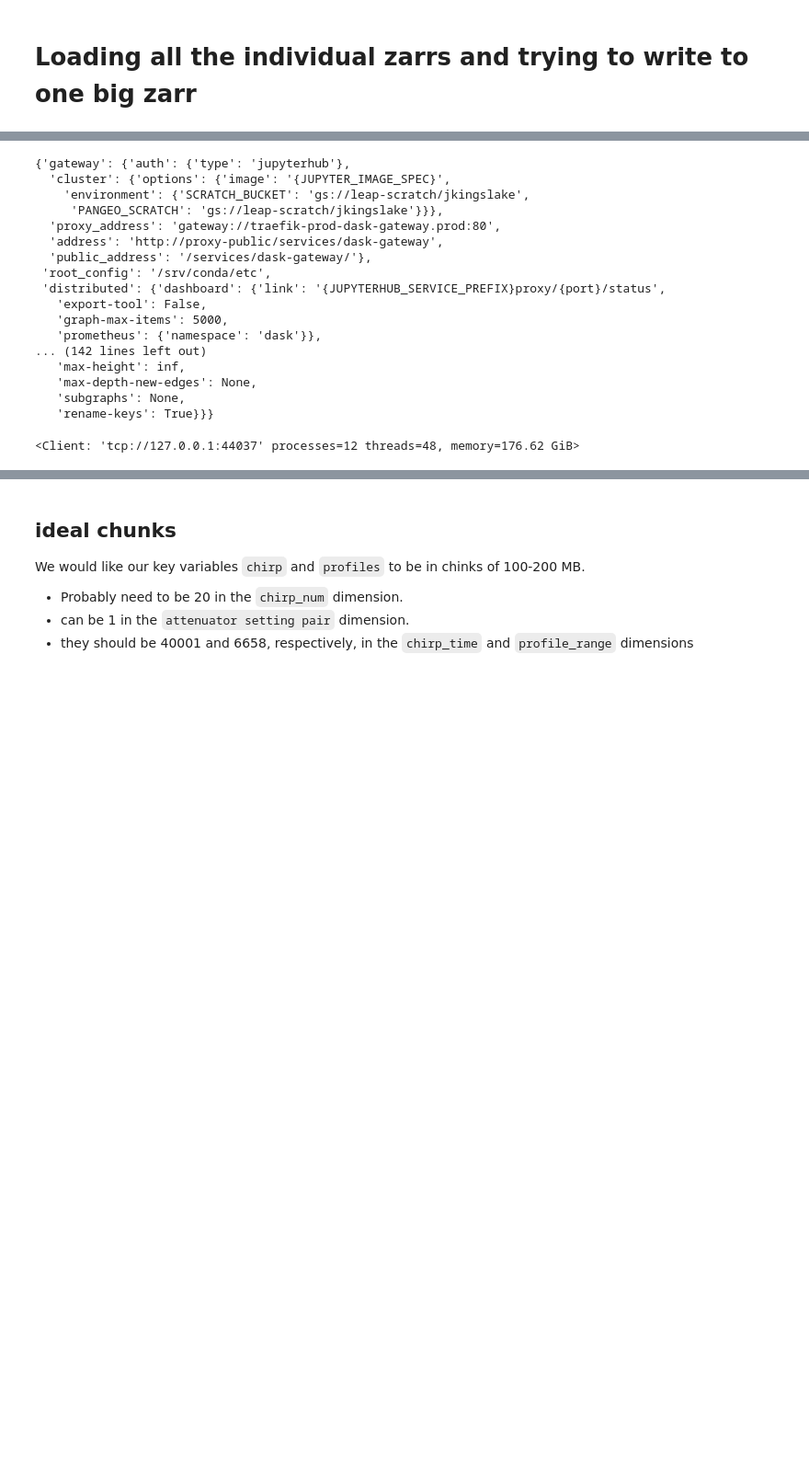
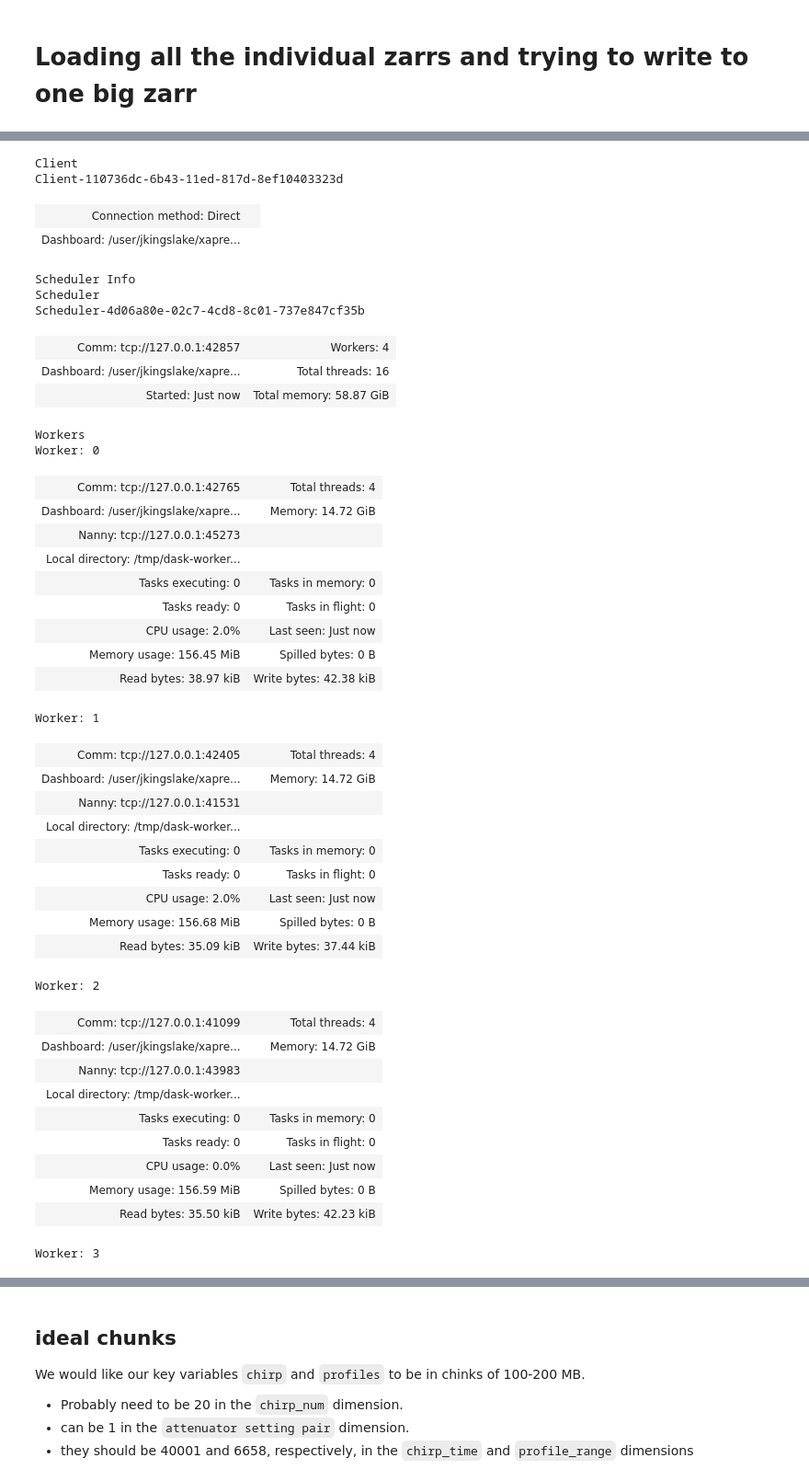
Before and after one commit to ldeo-glaciology/XApRES_old, a Jupyter notebook: notebooks/individual_zarrs/all_to_zarr.ipynb, the cells around one changed output, grey strips where cells are left out. Shown at 92% size. Drawn from its saved outputs; the diff is of its cells as text; code cells hidden in the pictures; blank space fills up the shorter version.

```diff
--- a/notebooks/individual_zarrs/all_to_zarr.ipynb
+++ b/notebooks/individual_zarrs/all_to_zarr.ipynb
@@ -13,27 +17,50 @@ dask.config.config['distributed']['scheduler']['worker-saturation'] = 1.0
 # %%
-dask.config.config
+#dask.config.config
-# %% [output]
-{'gateway': {'auth': {'type': 'jupyterhub'},
-  'cluster': {'options': {'image': '{JUPYTER_IMAGE_SPEC}',
-    'environment': {'SCRATCH_BUCKET': 'gs://leap-scratch/jkingslake',
-     'PANGEO_SCRATCH': 'gs://leap-scratch/jkingslake'}}},
-  'proxy_address': 'gateway://traefik-prod-dask-gateway.prod:80',
-  'address': 'http://proxy-public/services/dask-gateway',
-  'public_address': '/services/dask-gateway/'},
- 'root_config': '/srv/conda/etc',
- 'distributed': {'dashboard': {'link': '{JUPYTERHUB_SERVICE_PREFIX}proxy/{port}/status',
-   'export-tool': False,
-   'graph-max-items': 5000,
-   'prometheus': {'namespace': 'dask'}},
-... (142 lines left out)
-   'max-height': inf,
-   'max-depth-new-edges': None,
-   'subgraphs': None,
-   'rename-keys': True}}}
-# %%
-from dask.distributed import Client
-
-client = Client("tcp://127.0.0.1:44037")
-client
-# %% [output]
-<Client: 'tcp://127.0.0.1:44037' processes=12 threads=48, memory=176.62 GiB>
+# %%
+from dask.distributed import Client
+
+client = Client("tcp://127.0.0.1:42857")
+client
+# %% [output]
+Client
+Client-110736dc-6b43-11ed-817d-8ef10403323d
+| Connection method: Direct |  |
+| Dashboard: /user/jkingslake/xapre... |  |
+Scheduler Info
+Scheduler
+Scheduler-4d06a80e-02c7-4cd8-8c01-737e847cf35b
+| Comm: tcp://127.0.0.1:42857 | Workers: 4 |
+| Dashboard: /user/jkingslake/xapre... | Total threads: 16 |
+| Started: Just now | Total memory: 58.87 GiB |
+Workers
+Worker: 0
+| Comm: tcp://127.0.0.1:42765 | Total threads: 4 |
+| Dashboard: /user/jkingslake/xapre... | Memory: 14.72 GiB |
+| Nanny: tcp://127.0.0.1:45273 |  |
+| Local directory: /tmp/dask-worker... |  |
+| Tasks executing: 0 | Tasks in memory: 0 |
+| Tasks ready: 0 | Tasks in flight: 0 |
+| CPU usage: 2.0% | Last seen: Just now |
+| Memory usage: 156.45 MiB | Spilled bytes: 0 B |
+| Read bytes: 38.97 kiB | Write bytes: 42.38 kiB |
+Worker: 1
+| Comm: tcp://127.0.0.1:42405 | Total threads: 4 |
+| Dashboard: /user/jkingslake/xapre... | Memory: 14.72 GiB |
+| Nanny: tcp://127.0.0.1:41531 |  |
+| Local directory: /tmp/dask-worker... |  |
+| Tasks executing: 0 | Tasks in memory: 0 |
+| Tasks ready: 0 | Tasks in flight: 0 |
+| CPU usage: 2.0% | Last seen: Just now |
+| Memory usage: 156.68 MiB | Spilled bytes: 0 B |
+| Read bytes: 35.09 kiB | Write bytes: 37.44 kiB |
+Worker: 2
+| Comm: tcp://127.0.0.1:41099 | Total threads: 4 |
+| Dashboard: /user/jkingslake/xapre... | Memory: 14.72 GiB |
+| Nanny: tcp://127.0.0.1:43983 |  |
+| Local directory: /tmp/dask-worker... |  |
+| Tasks executing: 0 | Tasks in memory: 0 |
+| Tasks ready: 0 | Tasks in flight: 0 |
+| CPU usage: 0.0% | Last seen: Just now |
+| Memory usage: 156.59 MiB | Spilled bytes: 0 B |
+| Read bytes: 35.50 kiB | Write bytes: 42.23 kiB |
+Worker: 3
```
Also changed, not shown: parts of 25 cells of this notebook.
